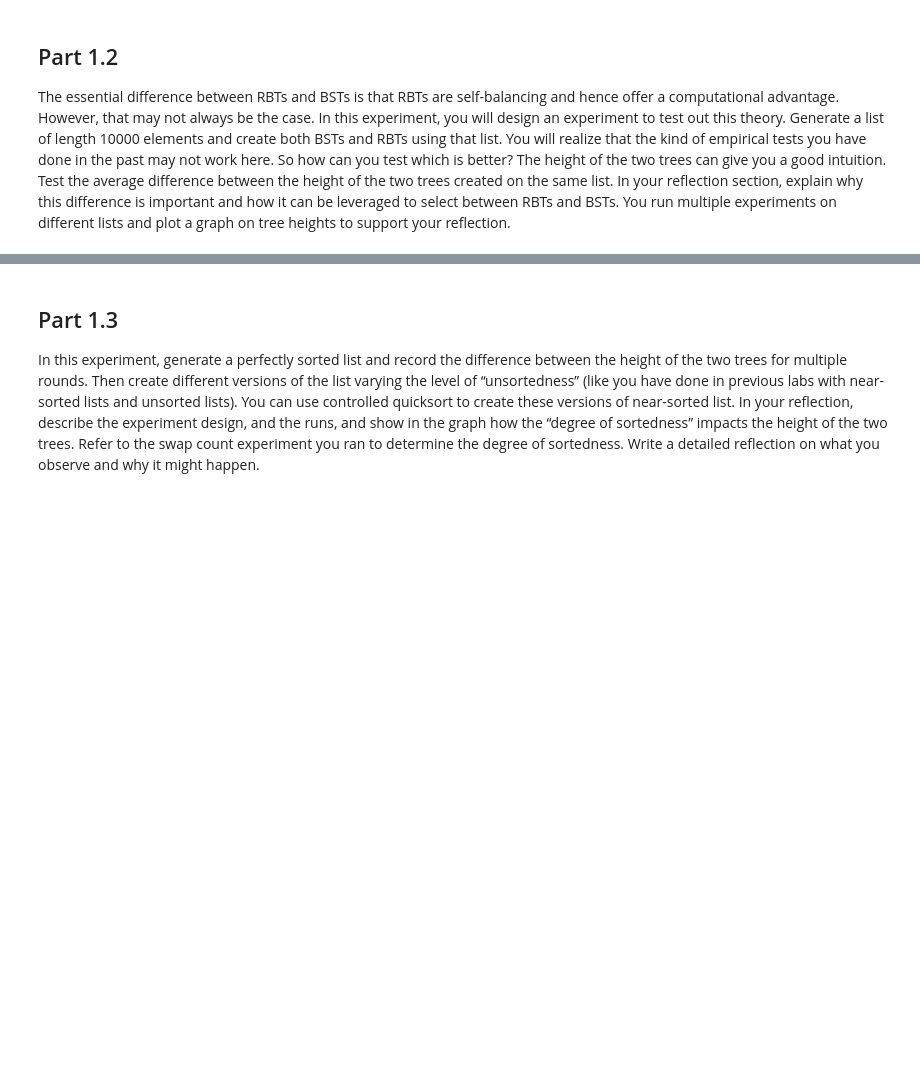
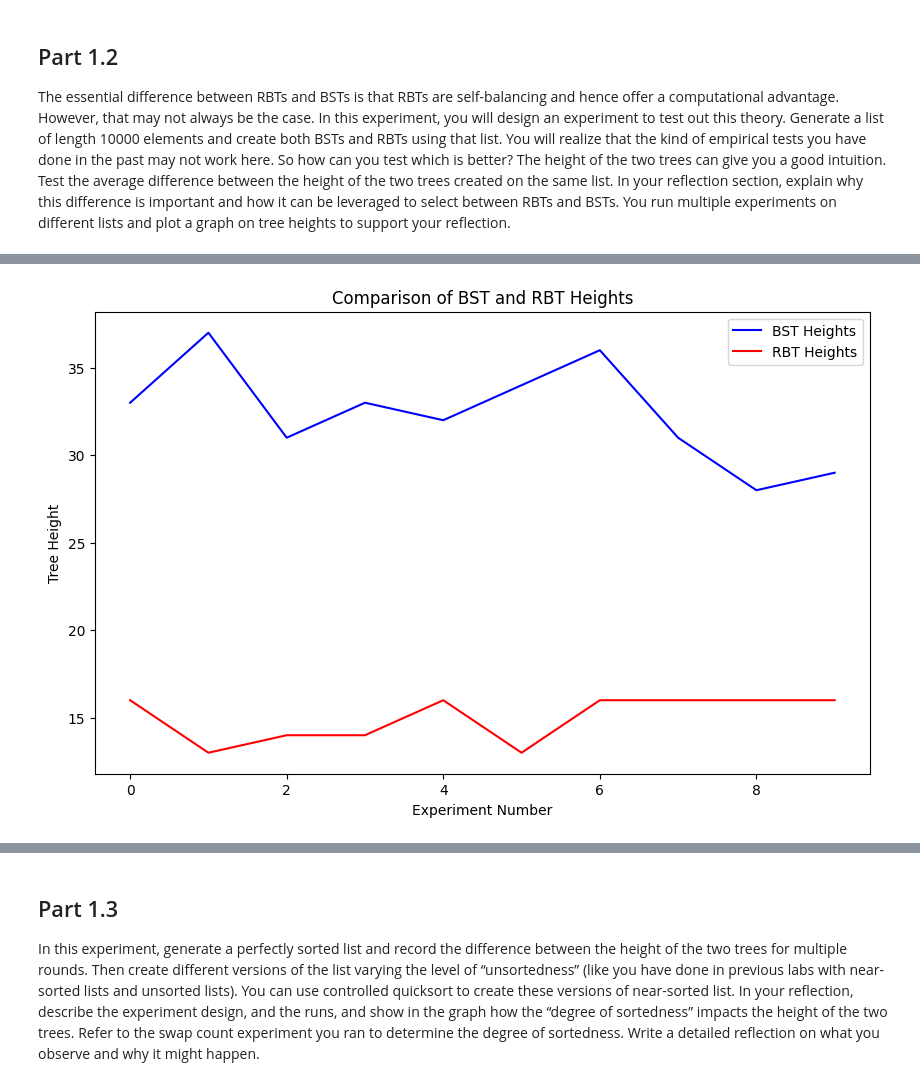
Before and after one commit to scythemenace/CS2XC3_algorithms_research, a Jupyter notebook: Lab 4/Lab_IV.ipynb, the cells around one changed output, grey strips where cells are left out. Cells and saved outputs as stored; diff of their text form; code cells hidden in the pictures; blank space fills up the shorter version.

```diff
--- a/Lab 4/Lab_IV.ipynb
+++ b/Lab 4/Lab_IV.ipynb
@@ -142,38 +142,39 @@ class RBTree:
                 self.__insert(node.right, value)
 
     def fix(self, node):
-        while node.parent and node.parent.is_red():
-            if node.parent.is_left_child():
-                uncle = node.get_uncle()
+        if node.parent == None:
+            node.make_black()
+        while node != None and node.parent != None and node.parent.is_red():
+            if node.parent == node.parent.parent.left:
+                uncle = node.parent.parent.right
                 if uncle and uncle.is_red():
                     node.parent.make_black()
                     uncle.make_black()
                     node.parent.parent.make_red()
                     node = node.parent.parent
                 else:
-                    if node.is_right_child():
+                    if node == node.parent.right:
                         node = node.parent
                         node.rotate_left()
                     node.parent.make_black()
                     node.parent.parent.make_red()
                     node.parent.parent.rotate_right()
-
             else:
-                uncle = node.get_uncle()
+                uncle = node.parent.parent.left
                 if uncle and uncle.is_red():
                     node.parent.make_black()
                     uncle.make_black()
                     node.parent.parent.make_red()
                     node = node.parent.parent
                 else:
-                    if node.is_left_child():
+                    if node == node.parent.left:
                         node = node.parent
                         node.rotate_right()
                     node.parent.make_black()
                     node.parent.parent.make_red()
                     node.parent.parent.rotate_left()
+        self.root.make_black()
 
-        self.root.make_black()
 
     def __str__(self):
         if self.is_empty():
@@ -199,3 +200,6 @@ Test the average difference between the height of the two trees created on the s
 section, explain why this difference is important and how it can be leveraged to select between RBTs and
 BSTs. You run multiple experiments on different lists and plot a graph on tree heights to support your
 reflection.
+# %%
+def generate_random_list(length):
+    return [random.randint(1, 100000) for _ in range(length)]
@@ -201,0 +309,17 @@ reflection.
+# %%
+def plot_results(bst_heights, rbt_heights):
+    plt.figure(figsize=(10, 6))
+    plt.plot(bst_heights, label='BST Heights', color='blue')
+    plt.plot(rbt_heights, label='RBT Heights', color='red')
+    plt.xlabel('Experiment Number')
+    plt.ylabel('Tree Height')
+    plt.title('Comparison of BST and RBT Heights')
+    plt.legend()
+    plt.show()
+
+
+num_lists = 10  # Number of lists to generate and compare
+bst_heights, rbt_heights = getting_heights(num_lists)
+plot_results(bst_heights, rbt_heights)
+# %% [output]
+[figure, added]
```
Also changed, not shown: parts of 8 cells of this notebook.
